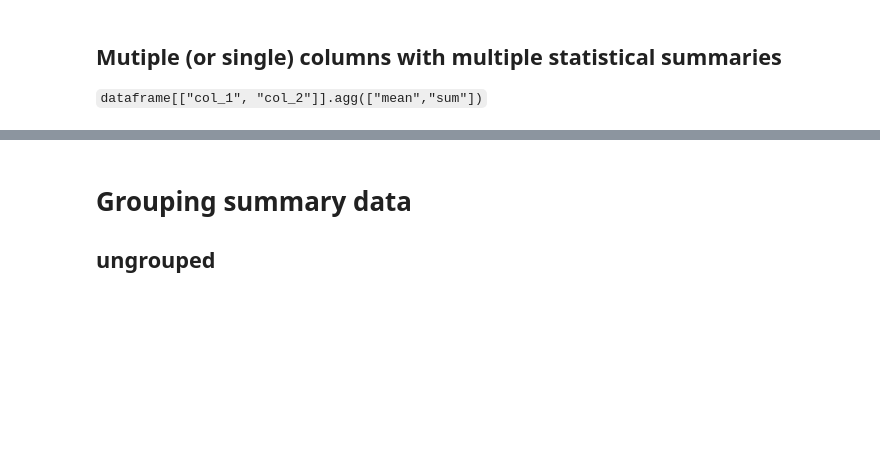
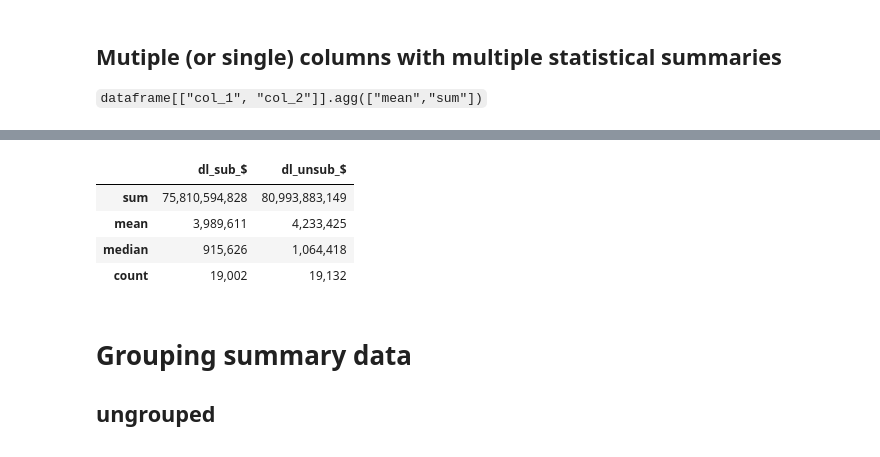
Before and after one commit to arubybonilla/2023-spring-data-journalism, a Jupyter notebook: wk06-foundational-analysis-demo.ipynb, the cells around one changed output, grey strips where cells are left out. Saved outputs shown, nothing was run; the diff lists cells and outputs as text; code cells hidden in the pictures; blank space fills up the shorter version.

```diff
--- a/wk06-foundational-analysis-demo.ipynb
+++ b/wk06-foundational-analysis-demo.ipynb
@@ -413,5 +441,12 @@ pd.options.display.float_format = '{:,.0f}'.format
 # %%
 ## multiple columns
+df[["dl_sub_$", "dl_unsub_$"]].agg(["sum", "mean", "median", "count"])
+# %% [output]
+|  | dl_sub_$ | dl_unsub_$ |
+| sum | 75,810,594,828 | 80,993,883,149 |
+| mean | 3,989,611 | 4,233,425 |
+| median | 915,626 | 1,064,418 |
+| count | 19,002 | 19,132 |
 # %% [markdown]
 # Grouping summary data
 
```
Also changed, not shown: parts of 19 cells of this notebook.
